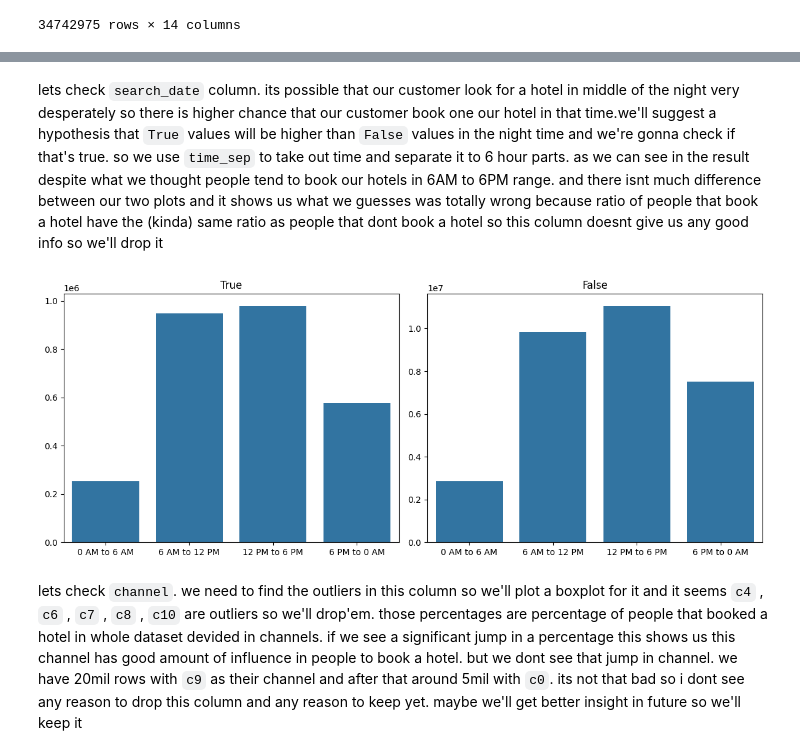
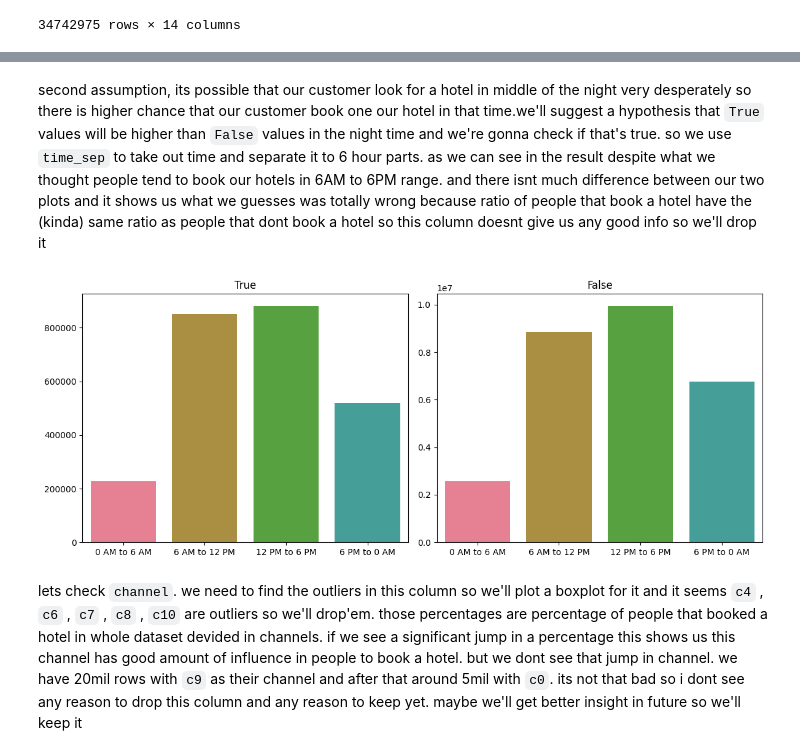
Before and after one commit to Stmsmj/hotel-booking-predictor, a Jupyter notebook: hotel_booking_predictor.ipynb, the cells around one changed output, grey strips where cells are left out. Saved outputs shown, nothing was run; the diff lists cells and outputs as text; code cells hidden in the pictures.

```diff
--- a/hotel_booking_predictor.ipynb
+++ b/hotel_booking_predictor.ipynb
@@ -35,8 +37,8 @@ from IPython.display import clear_output
 * `hotel_category` : f.e how many stars the hotel has or type of hotel
 * `is_booking` : at last did our user booked the hotel we showed him?
 # %%
-original_ds = pd.read_csv('D:\\datasets\\hotel booking predictor\\hotels\\train.csv')
-original_ds
+myds = pd.read_csv('D:\\datasets\\hotel booking predictor\\hotels\\train.csv')
+myds
 # %% [output]
 |  | user | search_date | channel | is_mobile | is_package | destination | checkIn_date | checkOut_date | ... |
 | 0 | u461899 | 2019-01-07 00:00:02 | c9 | False | False | d669 | 2019-03-14 | 2019-03-15 | ... |
@@ -99,9 +244,10 @@ im gonna only check for outliers and any reason to drop a column in this section
 # %% [markdown]
 as we can see in data, `checkIn_date` and `checkOut_date` dont give us much information but if we calculate the difference between them it tells us the days customer is allowed to stay in hotel and this gives us good info so we calculate it and set its dtype to `int16` because  its max value is around 500.
 # %%
-date_diff = (original_ds.checkOut_date.astype(dtype = 'datetime64[ns]') - (original_ds.checkIn_date.astype(dtype = 'datetime64[ns]')))
-original_ds['diff_date'] = date_diff.dt.days.astype('Int16')
-original_ds
+# checkIn_date and checkOut_date are strings so we need to apply astype
+date_diff = (myds.checkOut_date.astype(dtype = 'datetime64[ns]') - (myds.checkIn_date.astype(dtype = 'datetime64[ns]')))
+myds['diff_date'] = date_diff.dt.days.astype('Int16')
+myds
 # %% [output]
 |  | user | search_date | channel | is_mobile | is_package | destination | checkIn_date | checkOut_date | ... |
 | 0 | u461899 | 2019-01-07 00:00:02 | c9 | False | False | d669 | 2019-03-14 | 2019-03-15 | ... |
@@ -118,0 +267,2 @@ original_ds
+# %%
+original_ds , test = train_test_split(myds , test_size = 0.1)
@@ -118,0 +288,13 @@ original_ds
+# %%
+fig , [ax1 , ax2] = plt.subplots(nrows = 1 , ncols = 2)
+
+sns.barplot({'winter' : len(Twinter) , 'spring' : len(Tspring) , 'summer' : len(Tsummer) , 'autumn' : len(Tautumn)} , ax = ax1 , palette = sns.husl_palette())
+sns.barplot({'winter' : len(Fwinter) , 'spring' : len(Fspring) , 'summer' : len(Fsummer) , 'autumn' : len(Fautumn)} , ax = ax2 , palette = sns.husl_palette())
+
+fig.set_figwidth(12)
+ax1.set_title('True')
+ax2.set_title('False')
+
+clear_output()
+plt.tight_layout()
+plt.show()
@@ -119,28 +303,29 @@ original_ds
 # %% [markdown]
-lets check `search_date` column. its possible that our customer look for a hotel in middle of the night very desperately so there is higher chance that our customer book one our hotel in that time.we'll suggest a hypothesis that `True` values will be higher than `False` values in the night time and we're gonna check if that's true. so we use `time_sep` to take out time and separate it to 6 hour parts. as we can see in the result despite what we thought people tend to book our hotels in 6AM to 6PM range. and there isnt much difference between our two plots and it shows us what we guesses was totally wrong because ratio of people that book a hotel have the (kinda) same ratio as people that dont book a hotel so this column doesnt give us any good info so we'll drop it
+second assumption, its possible that our customer look for a hotel in middle of the night very desperately so there is higher chance that our customer book one our hotel in that time.we'll suggest a hypothesis that `True` values will be higher than `False` values in the night time and we're gonna check if that's true. so we use `time_sep` to take out time and separate it to 6 hour parts. as we can see in the result despite what we thought people tend to book our hotels in 6AM to 6PM range. and there isnt much difference between our two plots and it shows us what we guesses was totally wrong because ratio of people that book a hotel have the (kinda) same ratio as people that dont book a hotel so this column doesnt give us any good info so we'll drop it
 # %%
 # so search_date is useless too
 true_val = original_ds.query('is_booking == 1')
 false_val = original_ds.query('is_booking == 0')
 
 t_one , t_two , t_three , t_four = time_sep(true_val , 'search_date')
 f_one , f_two , f_three , f_four = time_sep(false_val , 'search_date')
 
 clear_output()
 
 fig , [ax1 , ax2] = plt.subplots(ncols = 2 , nrows = 1)
 
-sns.barplot({'0 AM to 6 AM' : len(t_one) , '6 AM to 12 PM' : len(t_two) , '12 PM to 6 PM' : len(t_three) , '6 PM to 0 AM' : len(t_four)} , ax = ax1)
-sns.barplot({'0 AM to 6 AM' : len(f_one) , '6 AM to 12 PM' : len(f_two) , '12 PM to 6 PM' : len(f_three) , '6 PM to 0 AM' : len(f_four)} , ax = ax2)
+sns.barplot({'0 AM to 6 AM' : len(t_one) , '6 AM to 12 PM' : len(t_two) , '12 PM to 6 PM' : len(t_three) , '6 PM to 0 AM' : len(t_four)} , ax = ax1 , palette = sns.husl_palette())
+sns.barplot({'0 AM to 6 AM' : len(f_one) , '6 AM to 12 PM' : len(f_two) , '12 PM to 6 PM' : len(f_three) , '6 PM to 0 AM' : len(f_four)} , ax = ax2 , palette = sns.husl_palette())
 
 fig.set_figwidth(12)
 ax1.set_title('True')
 ax2.set_title('False')
 
+clear_output()
 plt.tight_layout()
 plt.show()
 # %% [output]
-[figure, old version]
+[figure, new version]
 # %% [markdown]
 lets check `channel`. we need to find the outliers in this column so we'll plot a boxplot for it and it seems `c4` , `c6` , `c7` , `c8` , `c10` are outliers so we'll drop'em. those percentages are percentage of people that booked a hotel in whole dataset devided in channels. if we see a significant jump in a percentage this shows us this channel has good amount of influence in people to book a hotel. but we dont see that jump in channel. we have 20mil rows with `c9` as their channel and after that around 5mil with `c0`. its not that bad so i dont see any reason to drop this column and any reason to keep yet. maybe we'll get better insight in future so we'll keep it
 # %%
```
Also changed, not shown: parts of 125 cells of this notebook.
